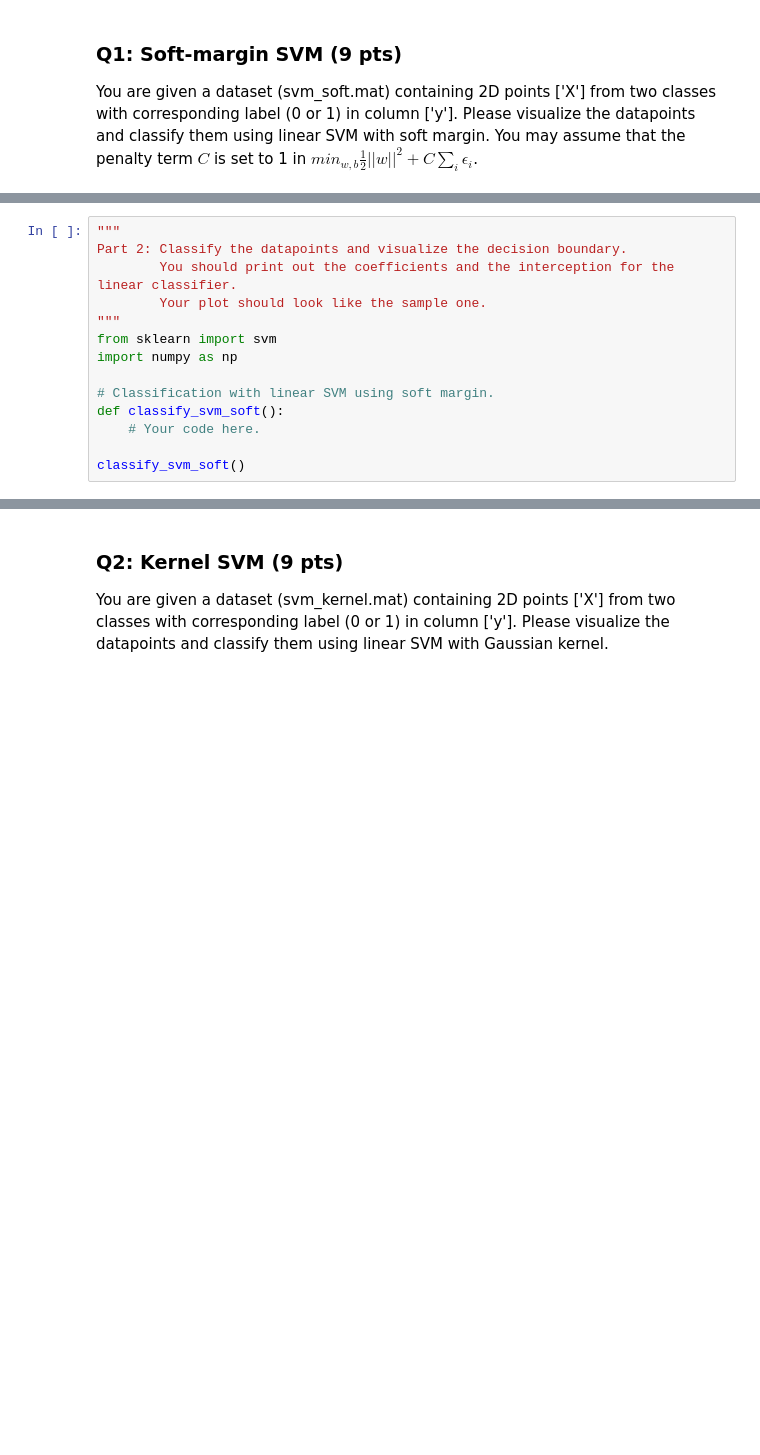
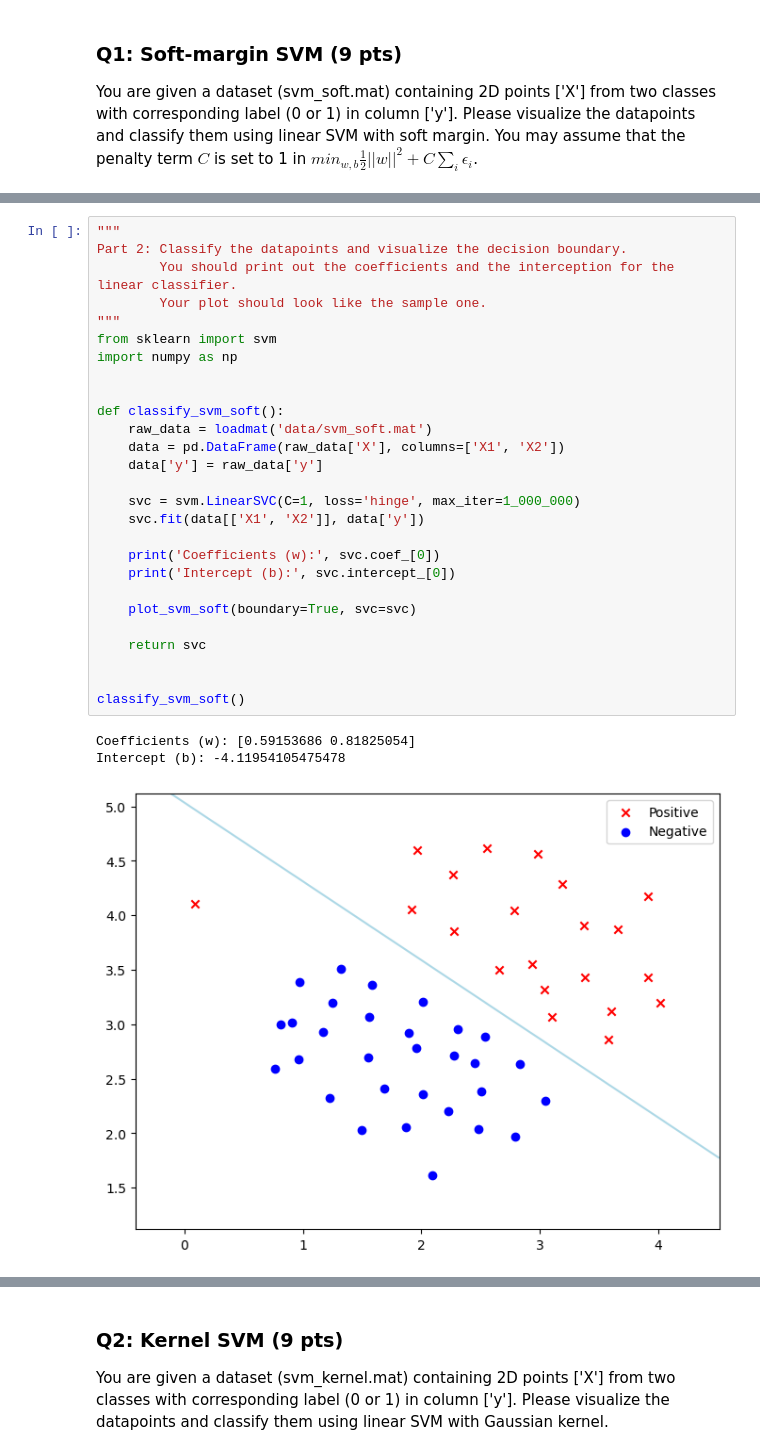
Before and after one commit to TosakaUCW/DS4023-ML, a Jupyter notebook: Assignment 3/src/ipynb/DS4023_assignment3.ipynb, the cells around one changed output, grey strips where cells are left out. Cells and saved outputs as stored; diff of their text form; blank space fills up the shorter version.

```diff
--- a/Assignment 3/src/ipynb/DS4023_assignment3.ipynb
+++ b/Assignment 3/src/ipynb/DS4023_assignment3.ipynb
@@ -23,14 +58,31 @@ plot_svm_soft()
 # %%
 """
 Part 2: Classify the datapoints and visualize the decision boundary.
         You should print out the coefficients and the interception for the linear classifier.
         Your plot should look like the sample one.
 """
 from sklearn import svm
 import numpy as np
 
-# Classification with linear SVM using soft margin.
+
 def classify_svm_soft():
-    # Your code here.
+    raw_data = loadmat('data/svm_soft.mat')
+    data = pd.DataFrame(raw_data['X'], columns=['X1', 'X2'])
+    data['y'] = raw_data['y']
+
+    svc = svm.LinearSVC(C=1, loss='hinge', max_iter=1_000_000)
+    svc.fit(data[['X1', 'X2']], data['y'])
+
+    print('Coefficients (w):', svc.coef_[0])
+    print('Intercept (b):', svc.intercept_[0])
+
+    plot_svm_soft(boundary=True, svc=svc)
+
+    return svc
+
 
 classify_svm_soft()
+# %% [output]
+Coefficients (w): [0.59153686 0.81825054]
+Intercept (b): -4.11954105475478
+[figure, added]
```
Also changed, not shown: parts of 7 cells of this notebook, 7 other files.
